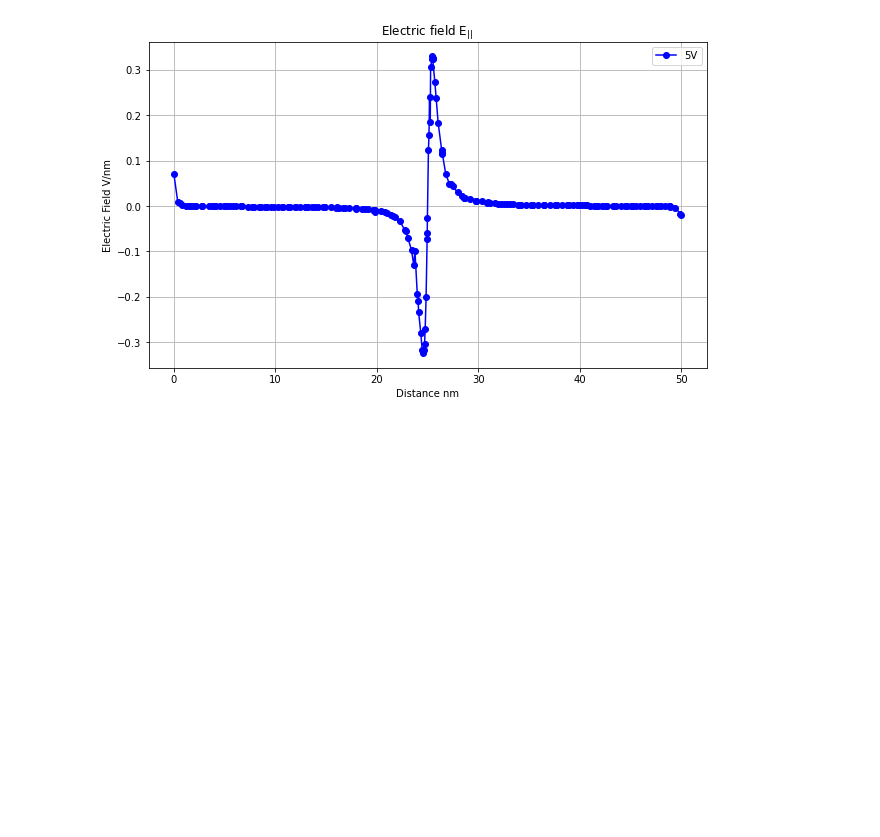
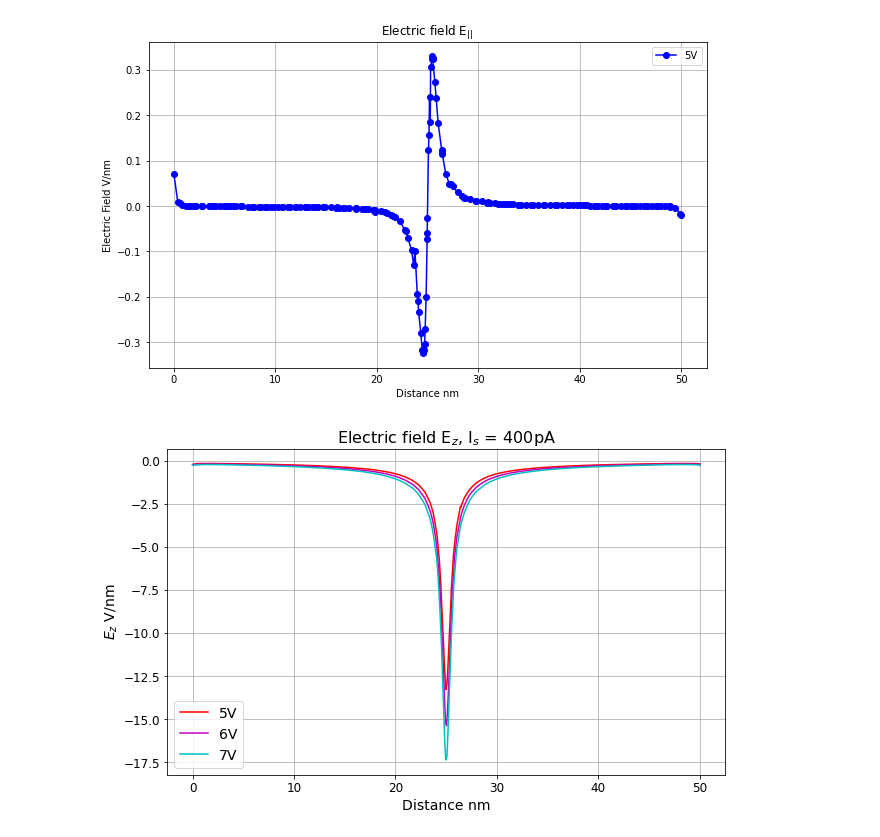
Before and after one commit to thomasbourke1/STM-electric-field-simulation, a Jupyter notebook: COMSOL_plot.ipynb, the cells around one changed output. Saved outputs shown, nothing was run; the diff lists cells and outputs as text; code cells hidden in the pictures; blank space fills up the shorter version.

Commit message:
make Ex Ez plots

```diff
--- a/COMSOL_plot.ipynb
+++ b/COMSOL_plot.ipynb
@@ -5,10 +6,26 @@ import pandas as pd
 # %%
+# Specify the directory
+directory = 'COMSOL_data'
+
+z_files = []
+x_files = []
+
+# Iterate over all files in the directory
+for filename in os.listdir(directory):
+    file_path = os.path.join(directory, filename)
+    # Check if it's a file (not a subdirectory)
+    if os.path.isfile(file_path):
+        if 'pulse_x.txt' in file_path:
+            x_files.append(file_path)
+        if 'pulse_z.txt' in file_path:
+            z_files.append(file_path)
+
+
+
 
 
 filename = 'COMSOL_data/5V_pulse_x.txt'
-
 df = pd.read_csv(filename, delimiter='\t')
-
 voltage = filename.split('/')[1].split('V')[0]
 
 df[['Distance', 'E_field']] = df['% Model:              STM_tip.mph'].str.split(' ', 1, expand=True)
@@ -33,3 +50,41 @@ plt.grid(True)
 plt.show()
 # %% [output]
 [figure]
+# %%
+#Plot E_z data
+colors = ['r','m','c']
+i=0
+
+plt.figure(figsize=(10, 6))
+plt.rcParams.update({
+    'axes.labelsize': 14,    # Axis labels font size
+    'xtick.labelsize': 12,   # X-tick labels font size
+    'ytick.labelsize': 12,   # Y-tick labels font size
+    'axes.titlesize': 16     # Title font size
+})
+
+for file in z_files:
+    df = pd.read_csv(file, delimiter='\t')
+    voltage = file.split('/')[1].split('V')[0]
+
+    df[['Distance', 'E_field']] = df['% Model:              STM_tip.mph'].str.split(' ', 1, expand=True)
+    df = df[7:]
+
+    df['Distance'] = pd.to_numeric(df['Distance'])
+    df['E_field'] = pd.to_numeric(df['E_field'])
+
+    # Create the plot
+    plt.plot(df['Distance'], df['E_field'], marker='', color=colors[i], linestyle='-', label=f'{voltage}V')
+
+    i+=1
+
+    # Add titles and labels
+    plt.title('Electric field E$_{z}$, I$_s$ = 400pA')
+    plt.xlabel('Distance nm')
+    plt.ylabel('$E_z$ V/nm')
+    plt.legend(fontsize=14)
+    plt.grid(True)
+
+plt.savefig('figures/E_z.png')
+# %% [output]
+[figure, added]
```
Also changed, not shown: parts of 2 cells of this notebook, 1 other file.
